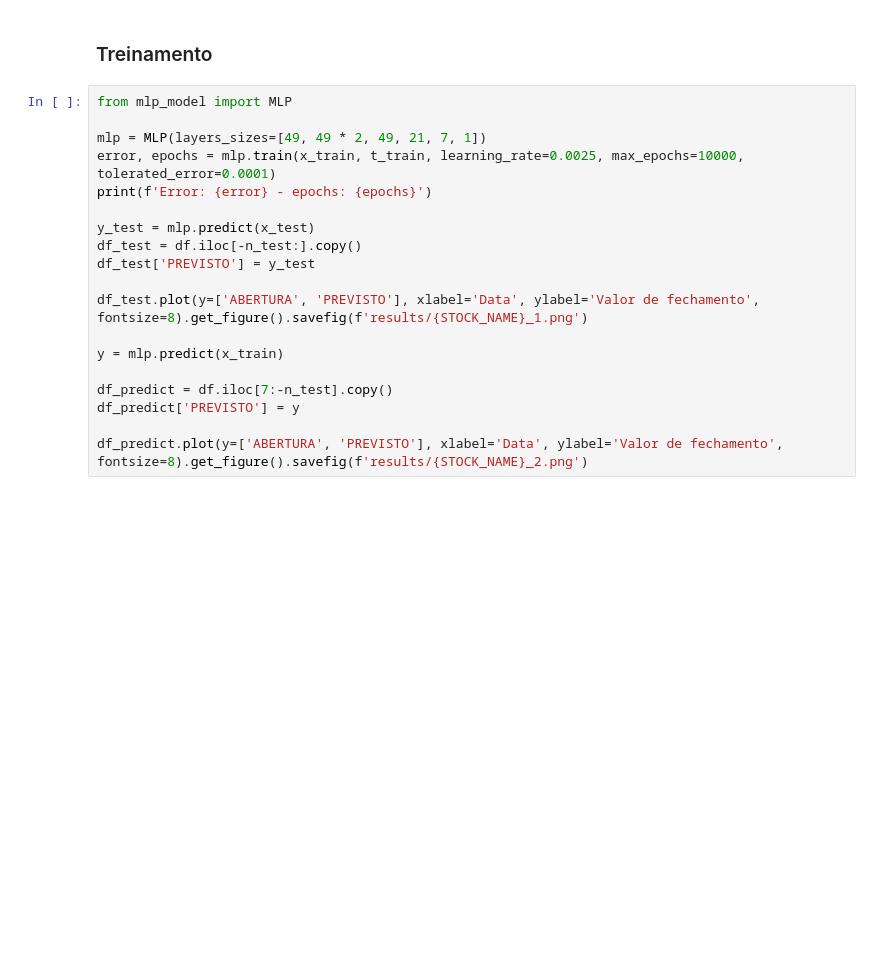
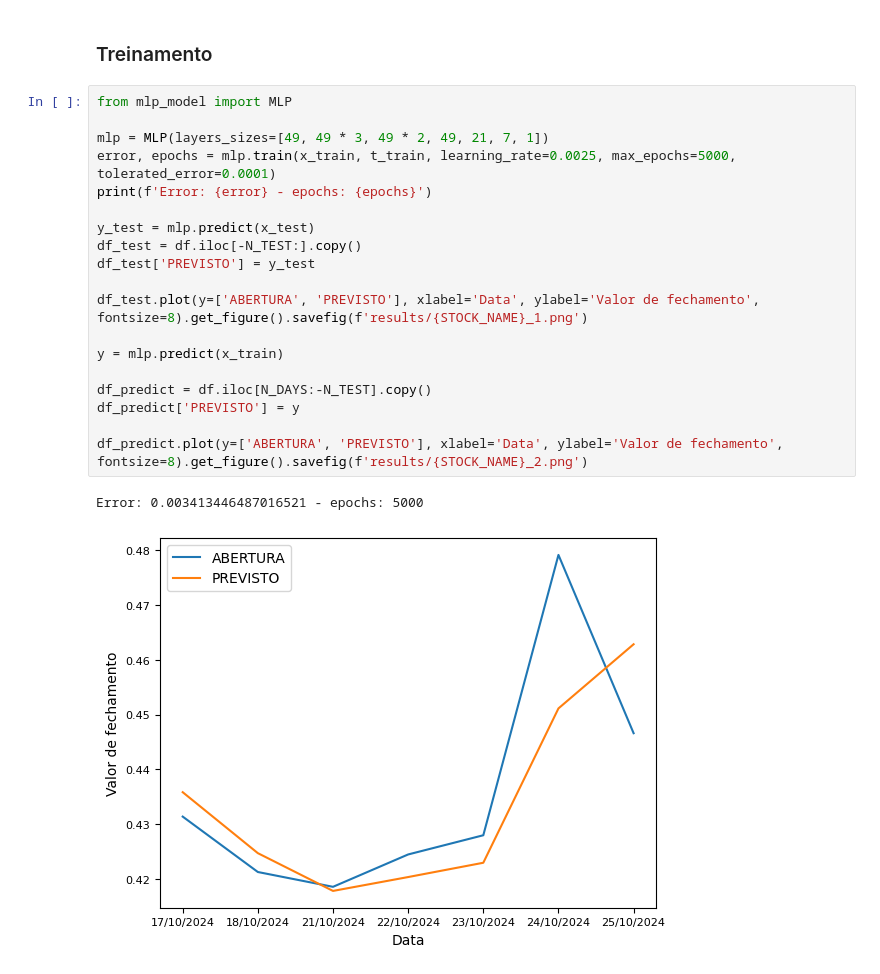
Before and after one commit to Diogo-NB/stock-exchange-mlp-predictions, a Jupyter notebook: stock_exchange_mlp_predictions.ipynb, the cells around one changed output. Saved outputs shown, nothing was run; the diff lists cells and outputs as text; blank space fills up the shorter version.

```diff
--- a/stock_exchange_mlp_predictions.ipynb
+++ b/stock_exchange_mlp_predictions.ipynb
@@ -52,19 +54,22 @@ x_train.shape, t_train.shape, x_test.shape, t_test.shape
 # %%
 from mlp_model import MLP
 
-mlp = MLP(layers_sizes=[49, 49 * 2, 49, 21, 7, 1])
-error, epochs = mlp.train(x_train, t_train, learning_rate=0.0025, max_epochs=10000, tolerated_error=0.0001)
+mlp = MLP(layers_sizes=[49, 49 * 3, 49 * 2, 49, 21, 7, 1])
+error, epochs = mlp.train(x_train, t_train, learning_rate=0.0025, max_epochs=5000, tolerated_error=0.0001)
 print(f'Error: {error} - epochs: {epochs}')
 
 y_test = mlp.predict(x_test)
-df_test = df.iloc[-n_test:].copy()
+df_test = df.iloc[-N_TEST:].copy()
 df_test['PREVISTO'] = y_test
 
 df_test.plot(y=['ABERTURA', 'PREVISTO'], xlabel='Data', ylabel='Valor de fechamento', fontsize=8).get_figure().savefig(f'results/{STOCK_NAME}_1.png')
 
 y = mlp.predict(x_train)
 
-df_predict = df.iloc[7:-n_test].copy()
+df_predict = df.iloc[N_DAYS:-N_TEST].copy()
 df_predict['PREVISTO'] = y
 
 df_predict.plot(y=['ABERTURA', 'PREVISTO'], xlabel='Data', ylabel='Valor de fechamento', fontsize=8).get_figure().savefig(f'results/{STOCK_NAME}_2.png')
+# %% [output]
+Error: 0.003413446487016521 - epochs: 5000
+[figure, added]
```
Also changed, not shown: parts of 3 cells of this notebook, 6 other files.
